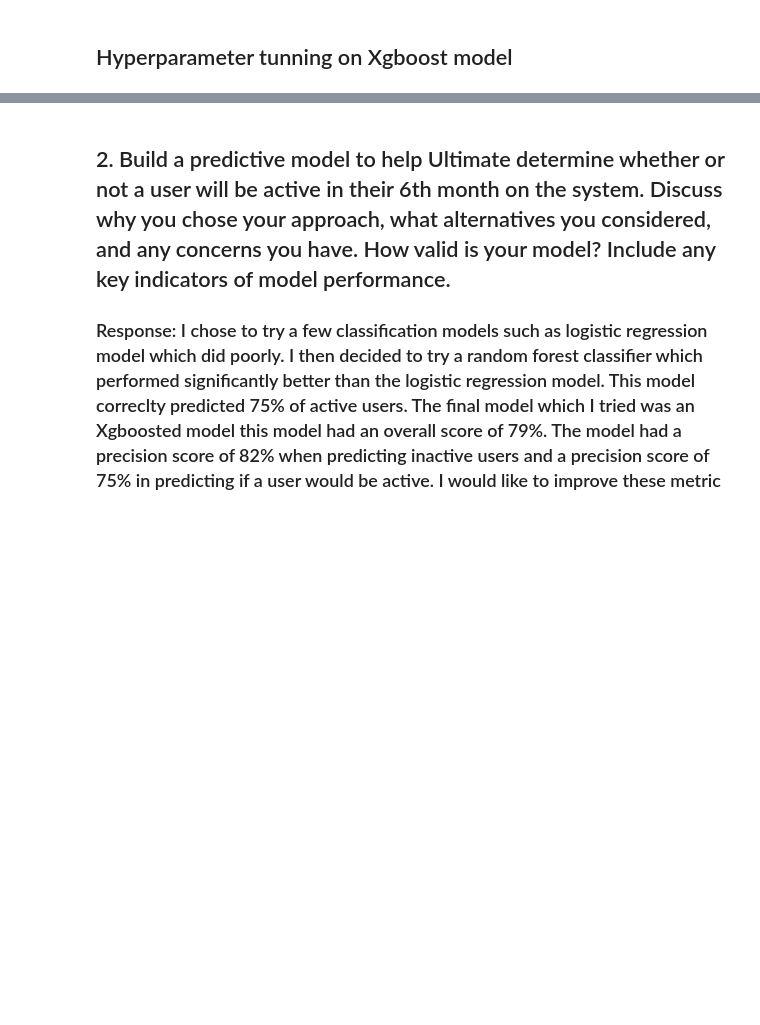
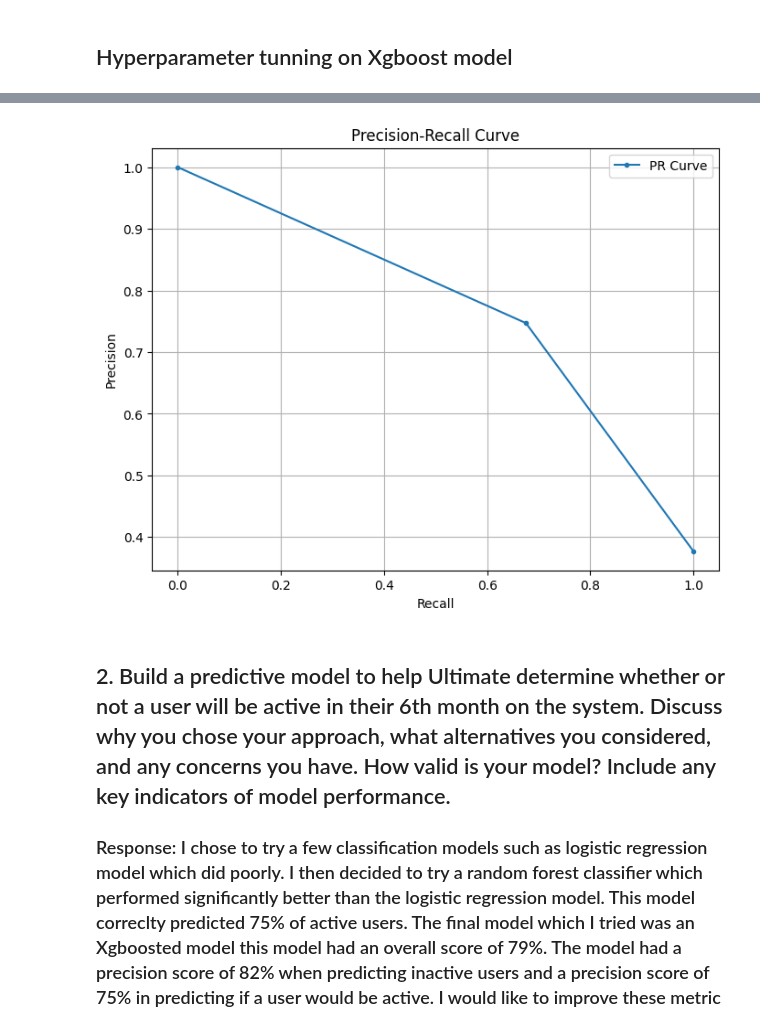
Before and after one commit to Xninety-nine/Springboard, a Jupyter notebook: Ultimate_DS_challenge.ipynb, the cells around one changed output, grey strips where cells are left out. Drawn from its saved outputs; the diff is of its cells as text; code cells hidden in the pictures; blank space fills up the shorter version.

```diff
--- a/Ultimate_DS_challenge.ipynb
+++ b/Ultimate_DS_challenge.ipynb
@@ -2051,3 +2047,18 @@ plt.show()
+# %%
+# Compute precision and recall for various thresholds
+precision, recall, thresholds = precision_recall_curve(y_test, y_pred)
+
+# Plot the Precision-Recall curve
+plt.figure(figsize=(8, 6))
+plt.plot(recall, precision, marker='.', label='PR Curve')
+plt.xlabel('Recall')
+plt.ylabel('Precision')
+plt.title('Precision-Recall Curve')
+plt.legend()
+plt.grid()
+plt.show()
+# %% [output]
+[figure, added]
 # %% [markdown]
 ## 2. Build a predictive model to help Ultimate determine whether or not a user will be active in their 6th month on the system. Discuss why you chose your approach, what alternatives you considered, and any concerns you have. How valid is your model? Include any key indicators of model performance.
 
```
Also changed, not shown: parts of 27 cells of this notebook, 5 other files.
